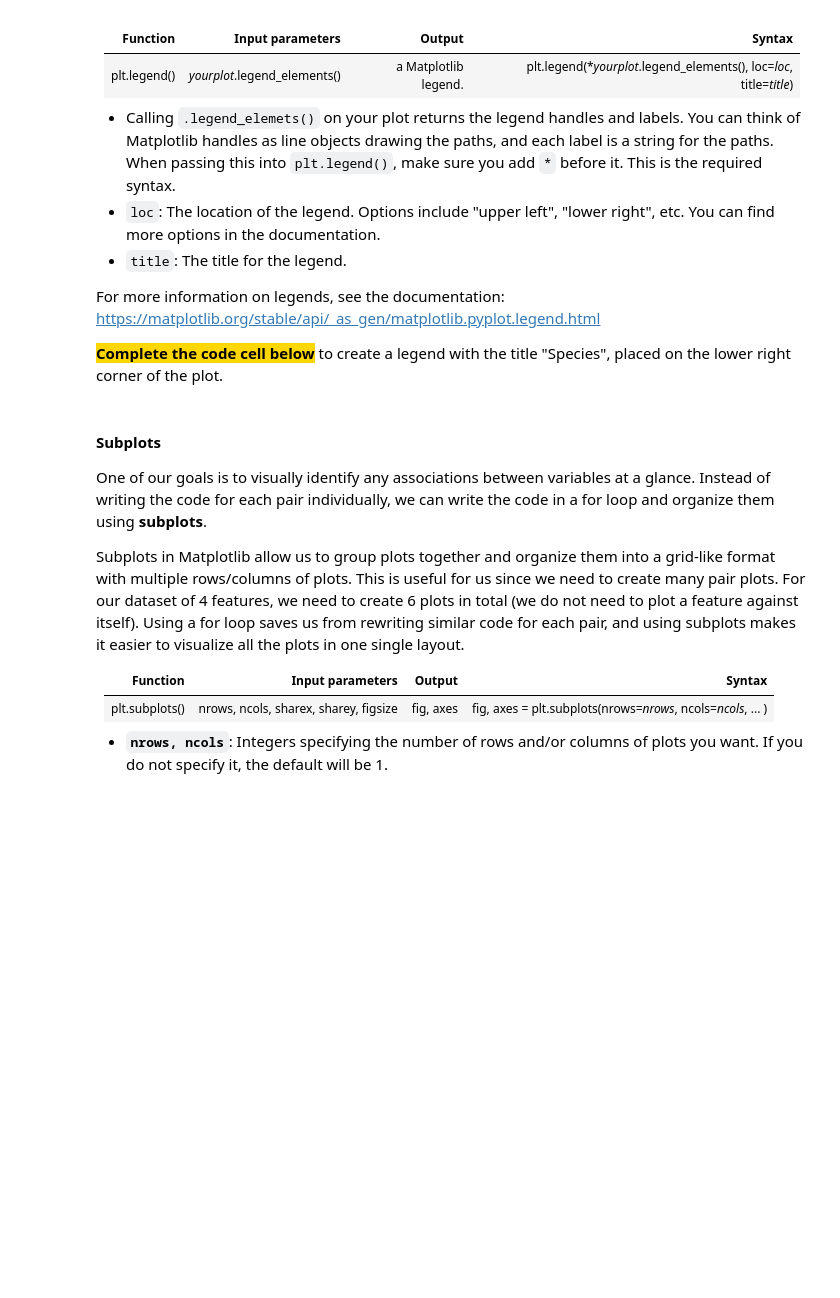
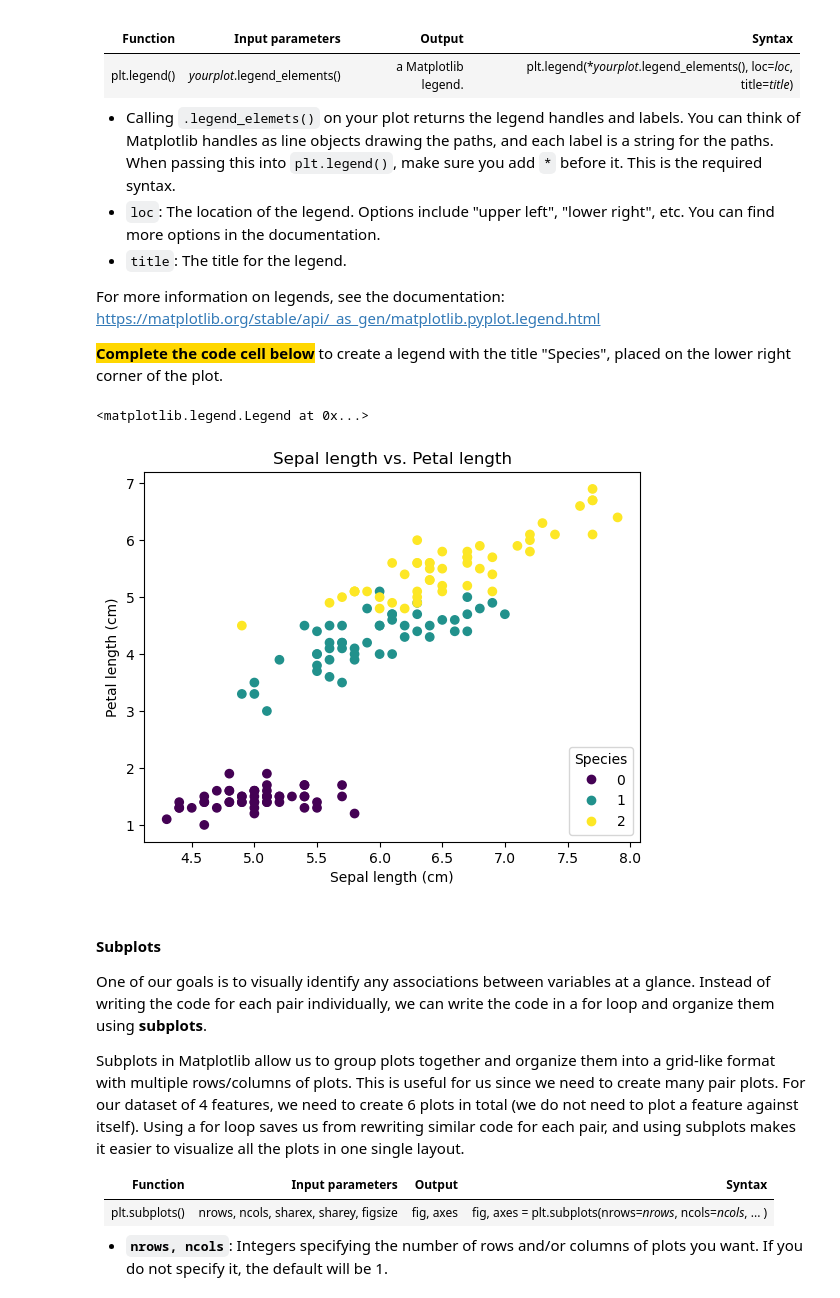
Before and after one commit to CS-Biotech/2-1_Advanced-visualization-and-plotting, a Jupyter notebook: Week1_Advanced_visualization_and_plotting_polished.ipynb, the cells around one changed output. Saved outputs shown, nothing was run; the diff lists cells and outputs as text; code cells hidden in the pictures; blank space fills up the shorter version.

```diff
--- a/Week1_Advanced_visualization_and_plotting_polished.ipynb
+++ b/Week1_Advanced_visualization_and_plotting_polished.ipynb
@@ -186,14 +191,17 @@ For more information on legends, see the documentation: https://matplotlib.org/s
 # %%
 scatter_plot = plt.scatter(x=df['sepal length (cm)'],
                            y=df['petal length (cm)'],
                            c=df['species'],
                            label=df['species'])
 plt.title("Sepal length vs. Petal length")
 plt.xlabel("Sepal length (cm)")
 plt.ylabel("Petal length (cm)")
 
 # TODO: write your code here
-plt.legend()
+plt.legend(*scatter_plot.legend_elements(), loc="lower right", title="Species")
+# %% [output]
+<matplotlib.legend.Legend at 0x...>
+[figure, added]
 # %% [markdown]
 #### **Subplots**
 
```
Also changed, not shown: parts of 18 cells of this notebook.
